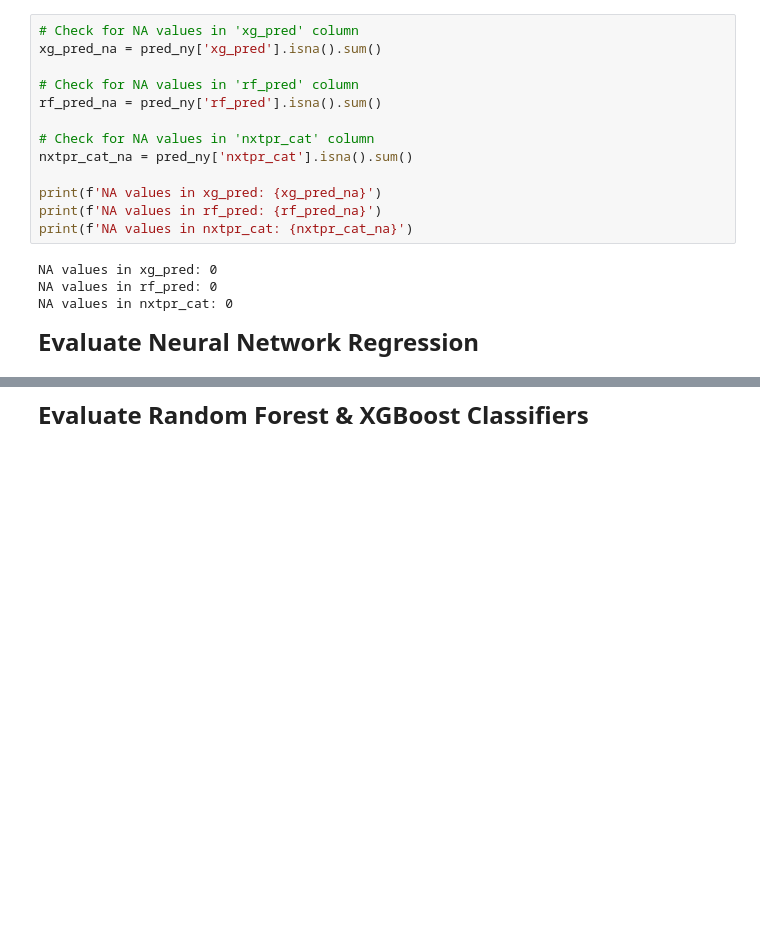
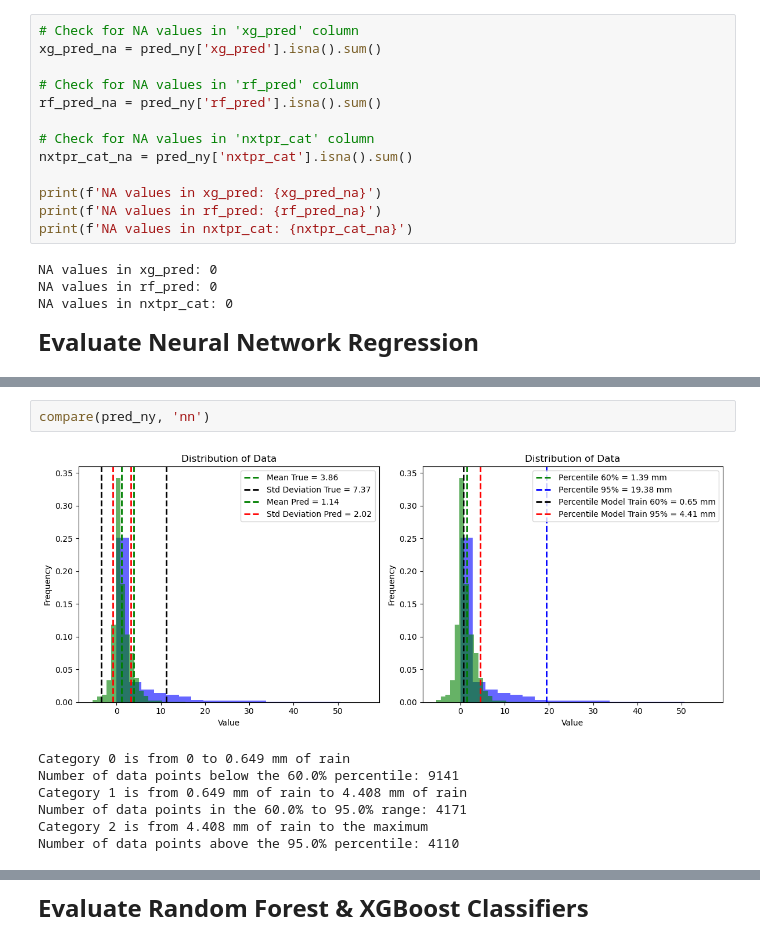
Before and after one commit to isabelayepes/PredTomorrowsRain, a Jupyter notebook: modelTestExternal/nyFltest_v2.ipynb, the cells around one changed output, grey strips where cells are left out. Saved outputs shown, nothing was run; the diff lists cells and outputs as text; blank space fills up the shorter version.

```diff
--- a/modelTestExternal/nyFltest_v2.ipynb
+++ b/modelTestExternal/nyFltest_v2.ipynb
@@ -368,0 +454,10 @@ plt.show()
+# %%
+compare(pred_ny, 'nn')
+# %% [output]
+[figure, added]
+Category 0 is from 0 to 0.649 mm of rain
+Number of data points below the 60.0% percentile: 9141
+Category 1 is from 0.649 mm of rain to 4.408 mm of rain
+Number of data points in the 60.0% to 95.0% range: 4171
+Category 2 is from 4.408 mm of rain to the maximum
+Number of data points above the 95.0% percentile: 4110
```
Also changed, not shown: parts of 15 cells of this notebook, 2 other files.
